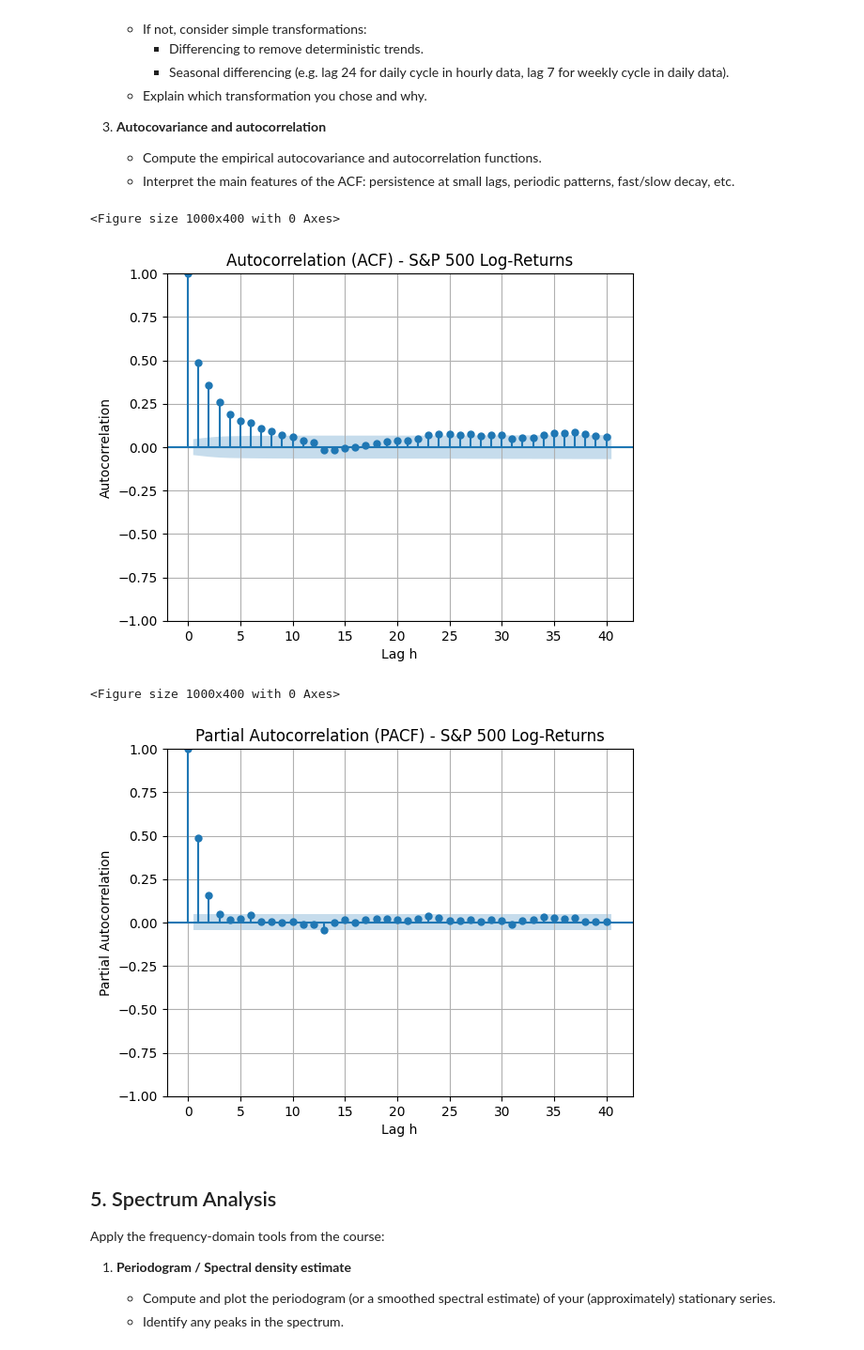
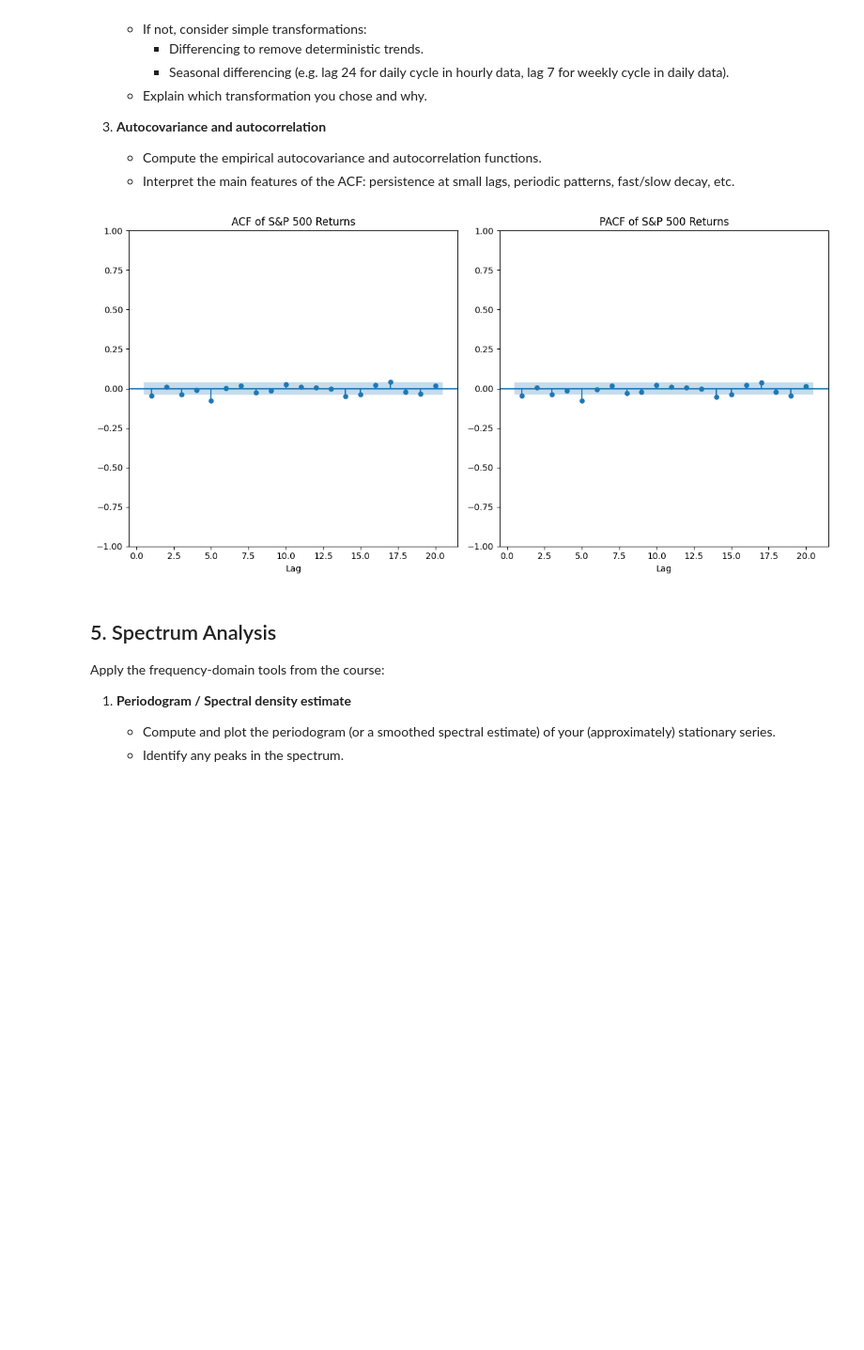
Before and after one commit to guilherme13c/Time-Series-TP, a Jupyter notebook: Lab4_Optional.ipynb, the cells around one changed output. Shown at 94% size. Drawn from its saved outputs; the diff is of its cells as text; code cells hidden in the pictures; blank space fills up the shorter version.

```diff
--- a/Lab4_Optional.ipynb
+++ b/Lab4_Optional.ipynb
@@ -136,7 +136,7 @@ import matplotlib.pyplot as plt
 #   "B" the Paris daily temperature (2010–2014)
 #   "C" the S&P 500 daily log-returns (2010–2019)
 
-option = "B"   # change this to "B" or "C" as needed
+option = "C"   # change this to "B" or "C" as needed
 
 file_path = ""
 date_col = ""
@@ -216,53 +216,29 @@ Try to carry out the following as we did in previous labs:
     - Compute the empirical autocovariance and autocorrelation functions.
     - Interpret the main features of the ACF: persistence at small lags, periodic patterns, fast/slow decay, etc.
 # %%
-import numpy as np
 from statsmodels.graphics.tsaplots import plot_acf, plot_pacf
-from scipy.signal import detrend
 
-ts_values = detrend(ts.dropna().values, type="linear") # type: ignore
+# We use the log_returns (ts) which are already effectively "differenced"
+ts_values = ts.values
 
-day_of_year = ts.index.dayofyear # type: ignore
+plt.figure(figsize=(12, 6))
 
-df_temp = pd.DataFrame({'temp': ts, 'day': day_of_year})
-seasonal_component = df_temp.groupby('day')['temp'].mean()
+# ACF
+plt.subplot(121)
+plot_acf(ts_values, lags=20, title='ACF of S&P 500 Returns',
+         ax=plt.gca(), zero=False)
+plt.xlabel('Lag')
 
-if 366 in seasonal_component.index:
-    seasonal_component[366] = seasonal_component[365]
+# PACF
+plt.subplot(122)
+plot_pacf(ts_values, lags=20, title='PACF of S&P 500 Returns',
+          ax=plt.gca(), zero=False)
+plt.xlabel('Lag')
 
-seasonal_avg = seasonal_component[day_of_year].values
-
-ts = ts - seasonal_avg
-
-ts = pd.Series(ts)
-mean = ts.mean()
-std = ts.std()
-threashold = 4.0
-
-is_outlier = (ts-mean).abs() > threashold * std
-ts[is_outlier] = np.nan
-
-ts = ts.interpolate(method="linear").values
-
-plt.figure(figsize=(10, 4))
-plot_acf(ts_values, lags=40, title='Autocorrelation (ACF) - S&P 500 Log-Returns')
-plt.xlabel('Lag h')
-plt.ylabel('Autocorrelation')
-plt.grid(True)
+plt.tight_layout()
 plt.show()
-
-plt.figure(figsize=(10, 4))
-plot_pacf(ts_values, lags=40,
-          title='Partial Autocorrelation (PACF) - S&P 500 Log-Returns')
-plt.xlabel('Lag h')
-plt.ylabel('Partial Autocorrelation')
-plt.grid(True)
-plt.show()
 # %% [output]
-<Figure size 1000x400 with 0 Axes>
-[figure, old version]
+[figure, new version]
-<Figure size 1000x400 with 0 Axes>
-[figure, removed]
 # %% [markdown]
 ## 5. Spectrum Analysis
 
```
Also changed, not shown: parts of 5 cells of this notebook, 1 other file.
